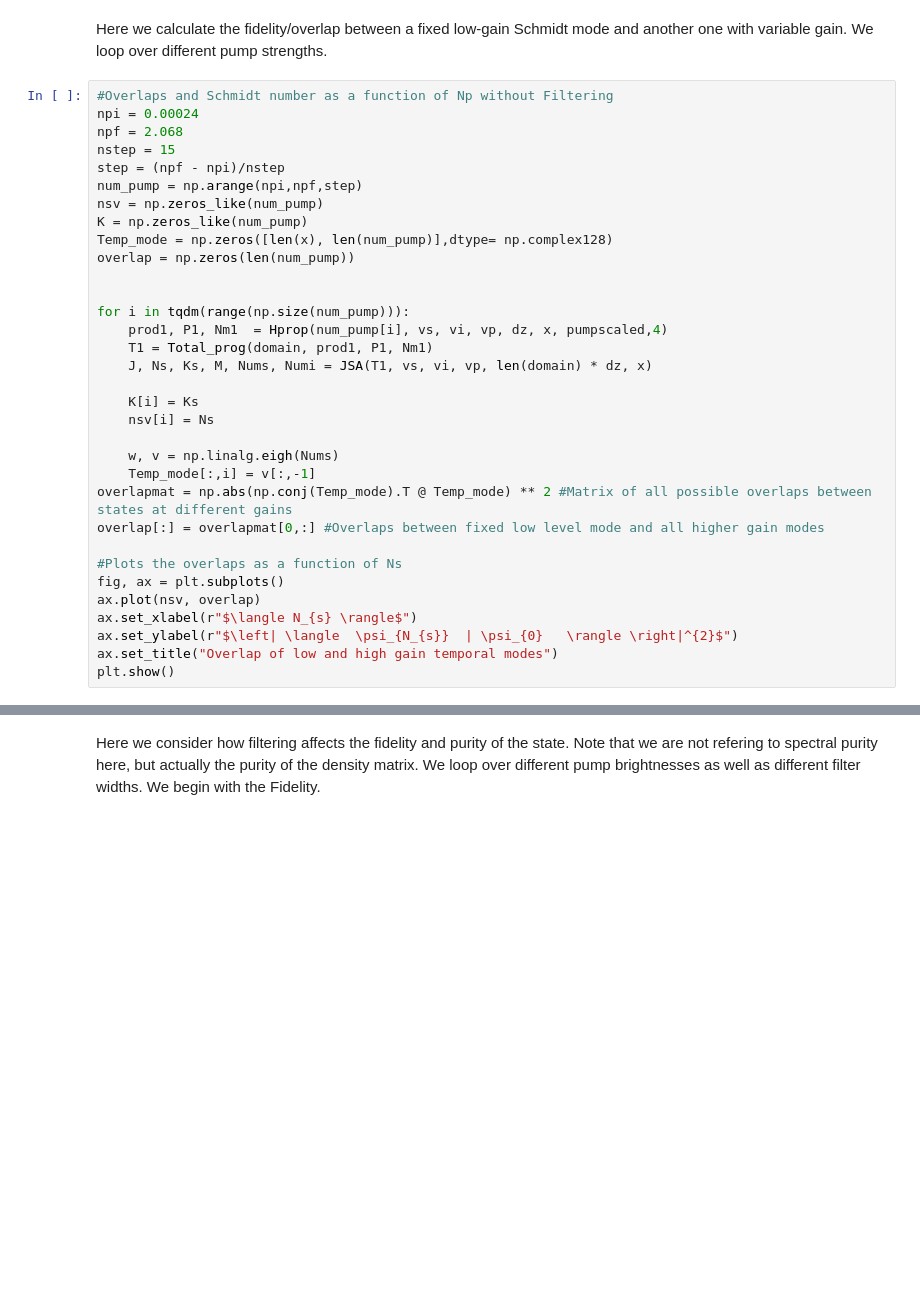
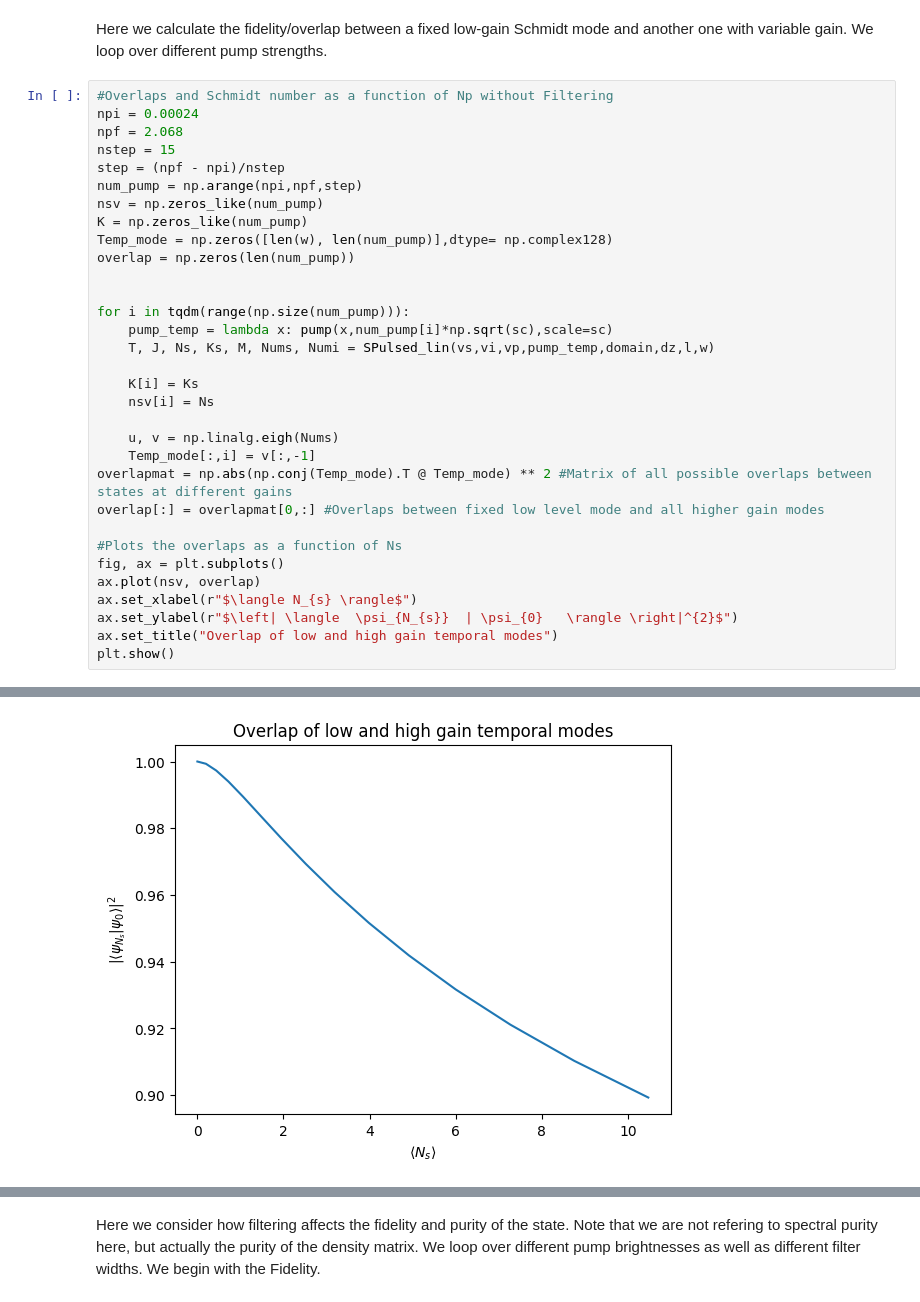
Before and after one commit to polyquantique/NeedALight, a Jupyter notebook: NeedALight/examples/example_singlepass.ipynb, the cells around one changed output, grey strips where cells are left out. Drawn from its saved outputs; the diff is of its cells as text; blank space fills up the shorter version.

```diff
--- a/NeedALight/examples/example_singlepass.ipynb
+++ b/NeedALight/examples/example_singlepass.ipynb
@@ -127,19 +124,18 @@ step = (npf - npi)/nstep
 num_pump = np.arange(npi,npf,step)
 nsv = np.zeros_like(num_pump)
 K = np.zeros_like(num_pump)
-Temp_mode = np.zeros([len(x), len(num_pump)],dtype= np.complex128)
+Temp_mode = np.zeros([len(w), len(num_pump)],dtype= np.complex128)
 overlap = np.zeros(len(num_pump))
 
 
 for i in tqdm(range(np.size(num_pump))):
-    prod1, P1, Nm1  = Hprop(num_pump[i], vs, vi, vp, dz, x, pumpscaled,4)
-    T1 = Total_prog(domain, prod1, P1, Nm1)
-    J, Ns, Ks, M, Nums, Numi = JSA(T1, vs, vi, vp, len(domain) * dz, x)
+    pump_temp = lambda x: pump(x,num_pump[i]*np.sqrt(sc),scale=sc)
+    T, J, Ns, Ks, M, Nums, Numi = SPulsed_lin(vs,vi,vp,pump_temp,domain,dz,l,w)
 
     K[i] = Ks
     nsv[i] = Ns
 
-    w, v = np.linalg.eigh(Nums)
+    u, v = np.linalg.eigh(Nums)
     Temp_mode[:,i] = v[:,-1]
 overlapmat = np.abs(np.conj(Temp_mode).T @ Temp_mode) ** 2 #Matrix of all possible overlaps between states at different gains
 overlap[:] = overlapmat[0,:] #Overlaps between fixed low level mode and all higher gain modes
@@ -156,3 +151,4 @@ plt.show()
+[figure, added]
 # %%
 #Plots the Schmidt number as a function of Ns
 fig2, ax2 = plt.subplots()
```
Also changed, not shown: parts of 10 cells of this notebook, 1 other file.
